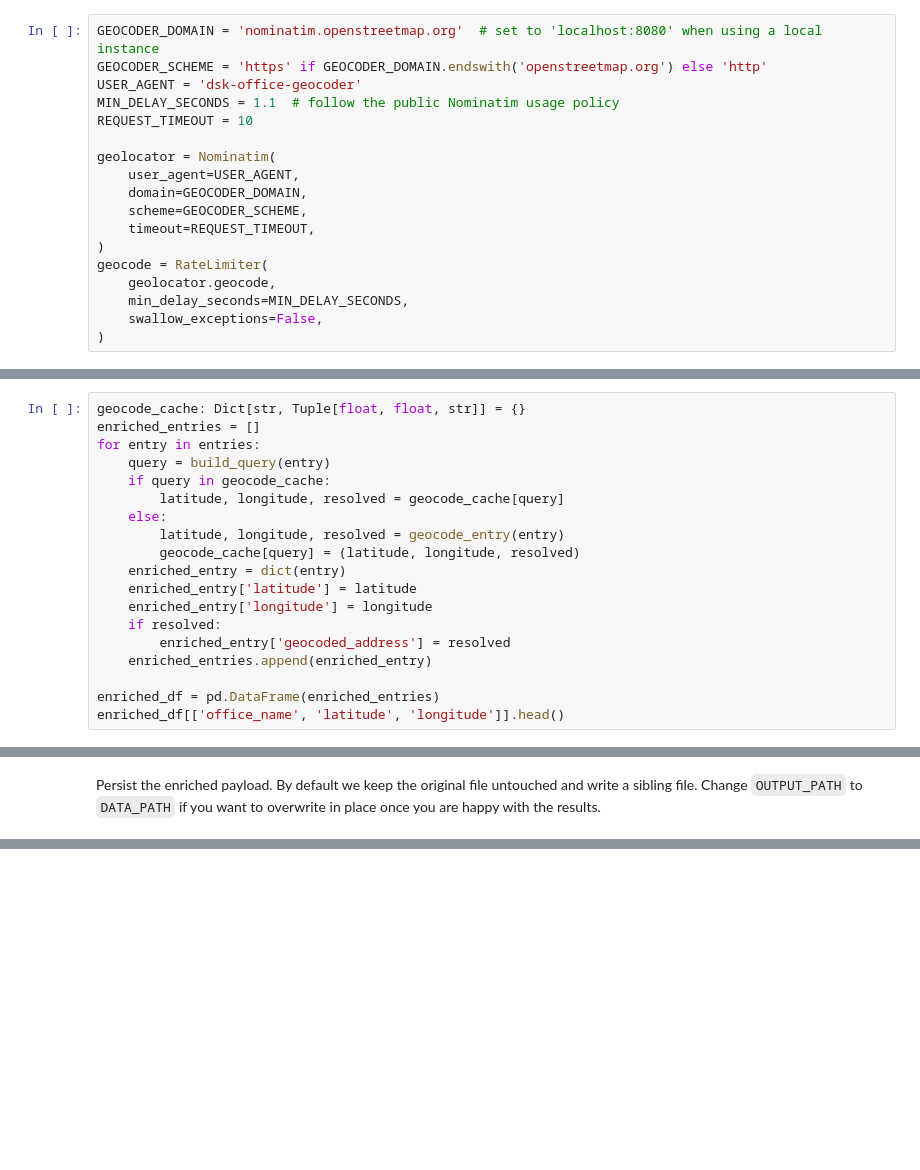
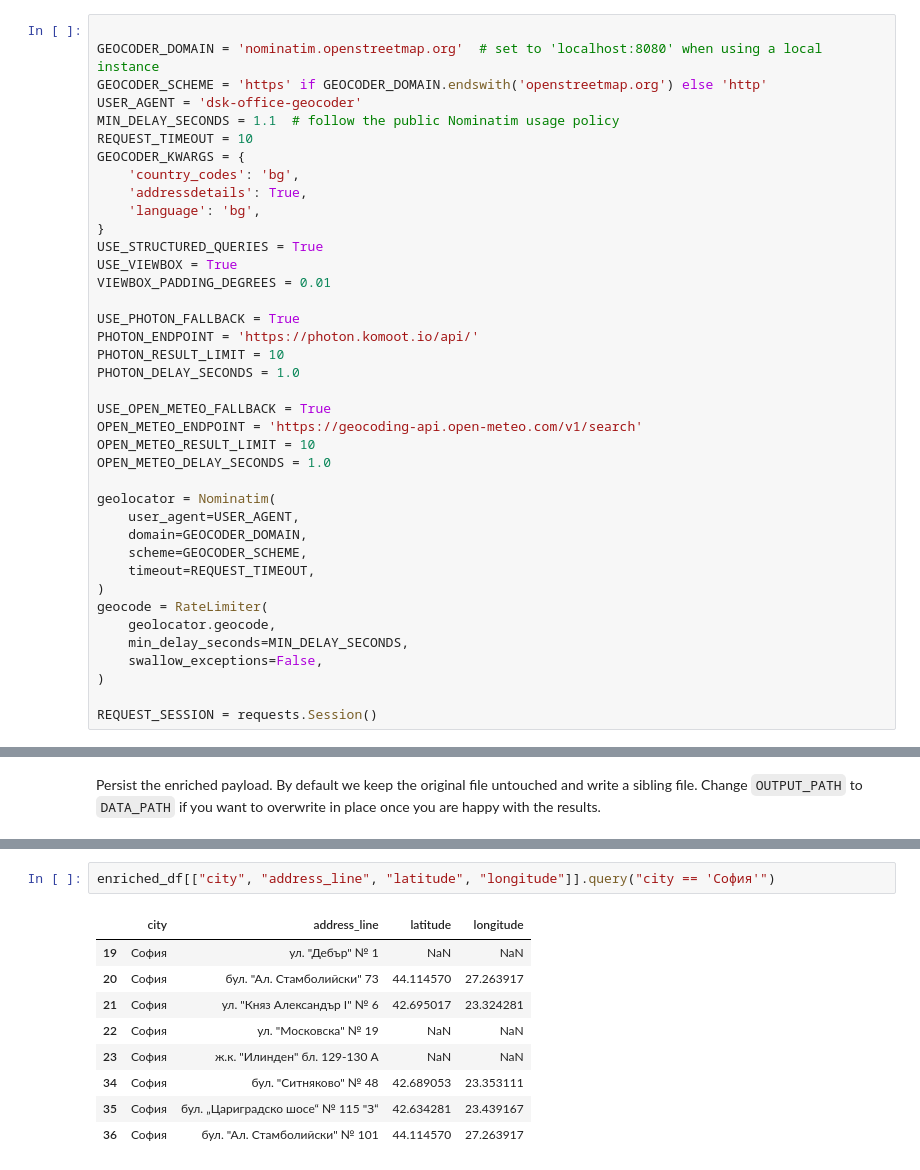
Before and after one commit to Aachlyss/nominatim-openstreetmap, a Jupyter notebook: find_nearest_atm.ipynb, the cells around one changed output, grey strips where cells are left out. Saved outputs shown, nothing was run; the diff lists cells and outputs as text; blank space fills up the shorter version.

Commit message:
Get Latitude and Longitude of ATMs

```diff
--- a/find_nearest_atm.ipynb
+++ b/find_nearest_atm.ipynb
@@ -33,9 +54,28 @@ Configure the geocoding client. Update `GEOCODER_DOMAIN` if you run a local Nomi
 # %%
+
 GEOCODER_DOMAIN = 'nominatim.openstreetmap.org'  # set to 'localhost:8080' when using a local instance
 GEOCODER_SCHEME = 'https' if GEOCODER_DOMAIN.endswith('openstreetmap.org') else 'http'
 USER_AGENT = 'dsk-office-geocoder'
 MIN_DELAY_SECONDS = 1.1  # follow the public Nominatim usage policy
 REQUEST_TIMEOUT = 10
+GEOCODER_KWARGS = {
+    'country_codes': 'bg',
+    'addressdetails': True,
+    'language': 'bg',
+}
+USE_STRUCTURED_QUERIES = True
+USE_VIEWBOX = True
+VIEWBOX_PADDING_DEGREES = 0.01
+
+USE_PHOTON_FALLBACK = True
+PHOTON_ENDPOINT = 'https://photon.komoot.io/api/'
+PHOTON_RESULT_LIMIT = 10
+PHOTON_DELAY_SECONDS = 1.0
+
+USE_OPEN_METEO_FALLBACK = True
+OPEN_METEO_ENDPOINT = 'https://geocoding-api.open-meteo.com/v1/search'
+OPEN_METEO_RESULT_LIMIT = 10
+OPEN_METEO_DELAY_SECONDS = 1.0
 
 geolocator = Nominatim(
     user_agent=USER_AGENT,
@@ -48,3 +88,5 @@ geocode = RateLimiter(
     min_delay_seconds=MIN_DELAY_SECONDS,
     swallow_exceptions=False,
 )
+
+REQUEST_SESSION = requests.Session()
@@ -65,19 +92,0 @@ def geocode_entry(entry: Dict[str, str]) -> Tuple[float, float, str]:
-# %%
-geocode_cache: Dict[str, Tuple[float, float, str]] = {}
-enriched_entries = []
-for entry in entries:
-    query = build_query(entry)
-    if query in geocode_cache:
-        latitude, longitude, resolved = geocode_cache[query]
-    else:
-        latitude, longitude, resolved = geocode_entry(entry)
-        geocode_cache[query] = (latitude, longitude, resolved)
-    enriched_entry = dict(entry)
-    enriched_entry['latitude'] = latitude
-    enriched_entry['longitude'] = longitude
-    if resolved:
-        enriched_entry['geocoded_address'] = resolved
-    enriched_entries.append(enriched_entry)
-
-enriched_df = pd.DataFrame(enriched_entries)
-enriched_df[['office_name', 'latitude', 'longitude']].head()
@@ -92,0 +671,12 @@ print(f'Wrote {len(enriched_entries)} entries with coordinates to {OUTPUT_PATH}'
+# %%
+enriched_df[["city", "address_line", "latitude", "longitude"]].query("city == 'София'")
+# %% [output]
+|  | city | address_line | latitude | longitude |
+| 19 | София | ул. "Дебър" № 1 | NaN | NaN |
+| 20 | София | бул. "Ал. Стамболийски" 73 | 44.114570 | 27.263917 |
+| 21 | София | ул. "Княз Александър I" № 6 | 42.695017 | 23.324281 |
+| 22 | София | ул. "Московска" № 19 | NaN | NaN |
+| 23 | София | ж.к. "Илинден" бл. 129-130 A | NaN | NaN |
+| 34 | София | бул. "Ситняково" № 48 | 42.689053 | 23.353111 |
+| 35 | София | бул. „Цариградско шосе“ № 115 "З“ | 42.634281 | 23.439167 |
+| 36 | София | бул. "Ал. Стамболийски" № 101 | 44.114570 | 27.263917 |
```
Also changed, not shown: parts of 10 cells of this notebook, 3 other files.
